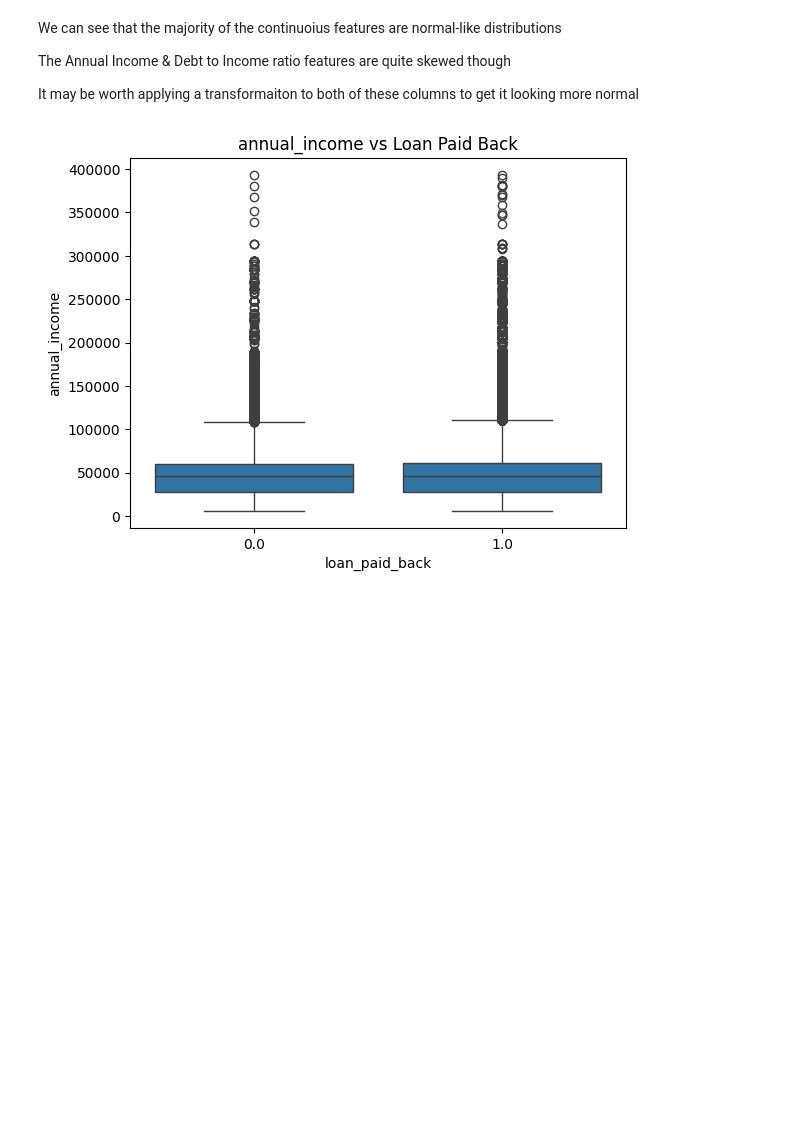
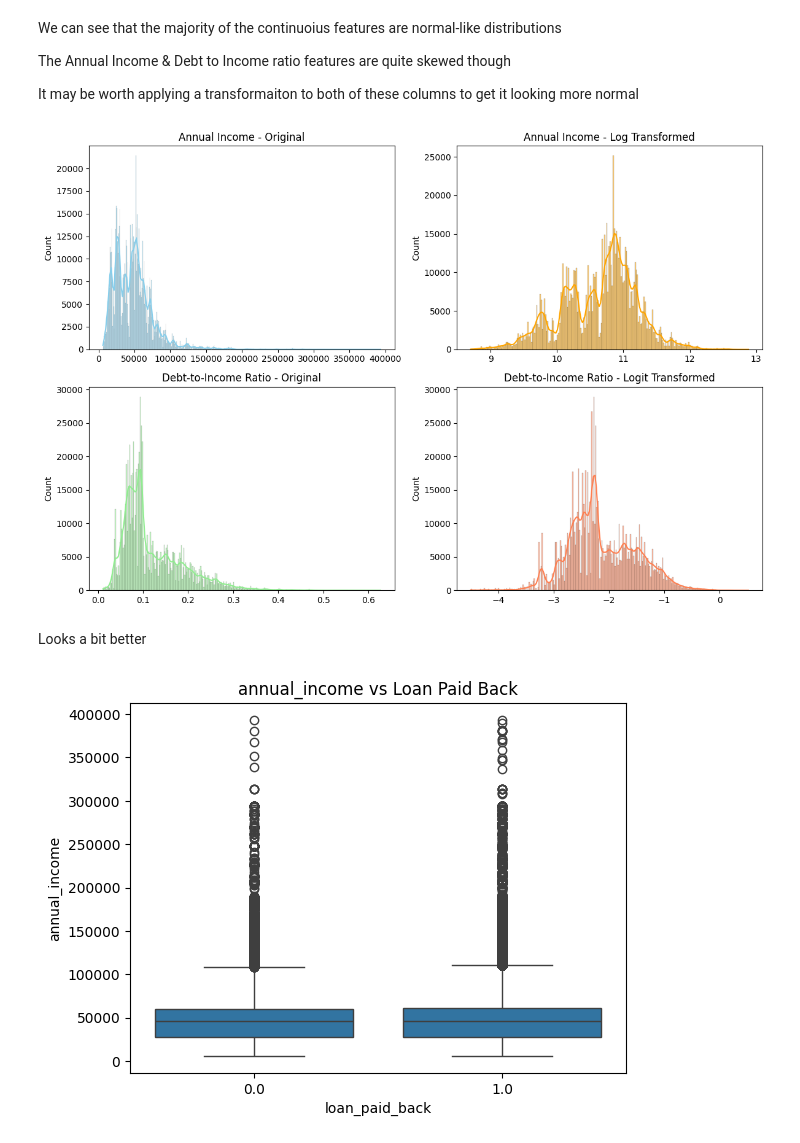
Before and after one commit to JamesB112/Predicting-Loan-Payback, a Jupyter notebook: Scripts/Workbook_001_Exploritory_Analysis.ipynb, the cells around one changed output. Saved outputs shown, nothing was run; the diff lists cells and outputs as text; code cells hidden in the pictures; blank space fills up the shorter version.

```diff
--- a/Scripts/Workbook_001_Exploritory_Analysis.ipynb
+++ b/Scripts/Workbook_001_Exploritory_Analysis.ipynb
@@ -230,6 +230,43 @@ We can see that the majority of the continuoius features are normal-like distrib
 The Annual Income & Debt to Income ratio features are quite skewed though
 
 It may be worth applying a transformaiton to both of these columns to get it looking more normal
+# %%
+import numpy as np
+import matplotlib.pyplot as plt
+import seaborn as sns
+
+# Transformations
+# Annual Income - Apply log1p transformation (log(1 + x)) to handle zero values safely
+# Debt Income Ratio - Apply logit transformation (Values are between 0 and 1)
+combined_data = combined_data.with_columns([
+    (pl.col("annual_income").log1p()).alias("annual_income_log"),
+    (pl.col("debt_to_income_ratio") / (1 - pl.col("debt_to_income_ratio"))).log().alias("debt_to_income_ratio_logit")
+])
+
+
+# --- Plotting directly from Polars (no pandas) ---
+fig, axes = plt.subplots(2, 2, figsize=(12, 8))
+
+# Annual Income
+sns.histplot(combined_data["annual_income"].to_numpy(), kde=True, ax=axes[0,0], color="skyblue")
+axes[0,0].set_title("Annual Income - Original")
+
+sns.histplot(combined_data["annual_income_log"].to_numpy(), kde=True, ax=axes[0,1], color="orange")
+axes[0,1].set_title("Annual Income - Log Transformed")
+
+# Debt-to-Income Ratio
+sns.histplot(combined_data["debt_to_income_ratio"].to_numpy(), kde=True, ax=axes[1,0], color="lightgreen")
+axes[1,0].set_title("Debt-to-Income Ratio - Original")
+
+sns.histplot(combined_data["debt_to_income_ratio_logit"].to_numpy(), kde=True, ax=axes[1,1], color="coral")
+axes[1,1].set_title("Debt-to-Income Ratio - Logit Transformed")
+
+plt.tight_layout()
+plt.show()
+# %% [output]
+[figure, added]
+# %% [markdown]
+Looks a bit better
 # %%
 # Let's look at these distributions, when seperating them  between paid and unpaid loans
 
```
Also changed, not shown: parts of 17 cells of this notebook, 2 other files.
